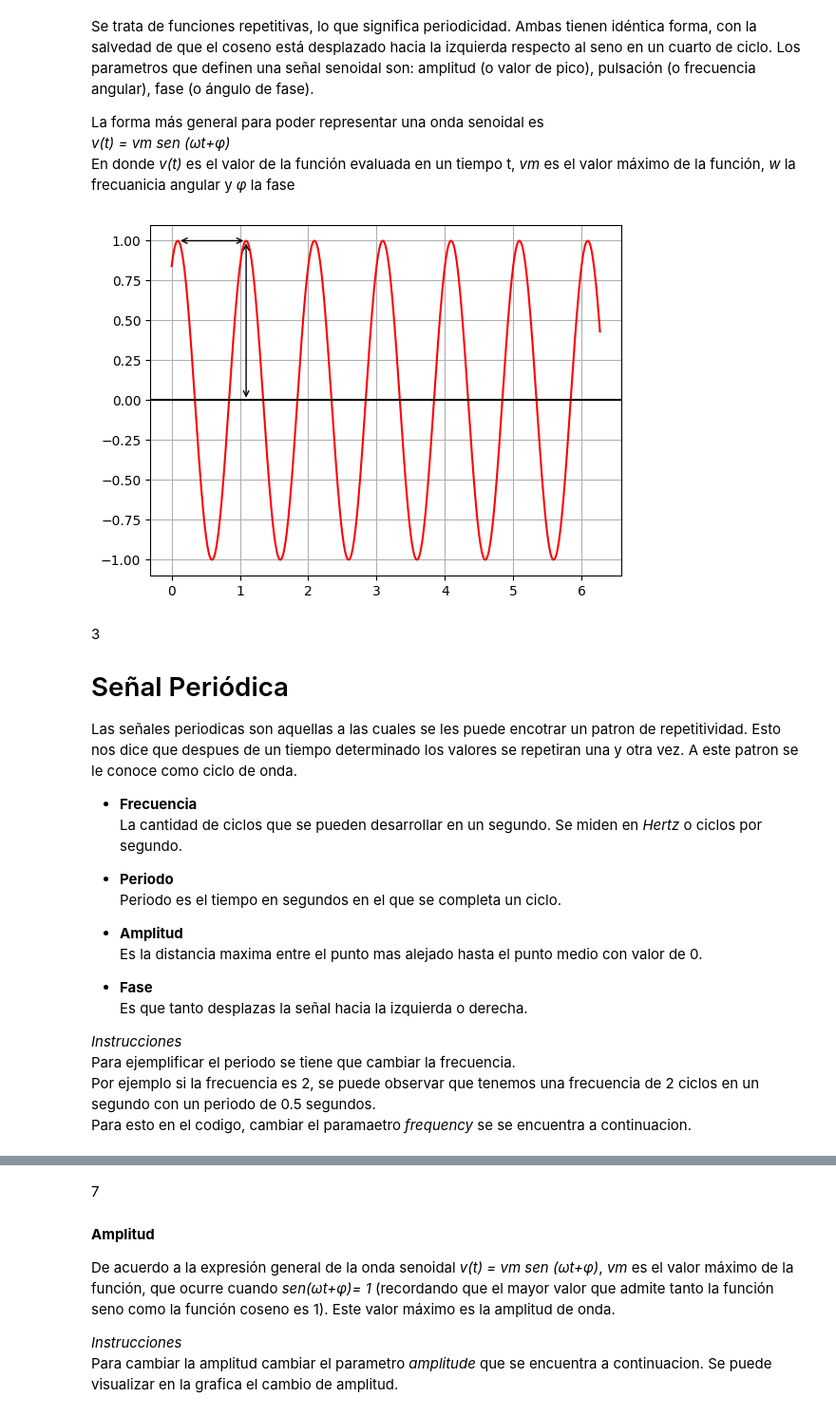
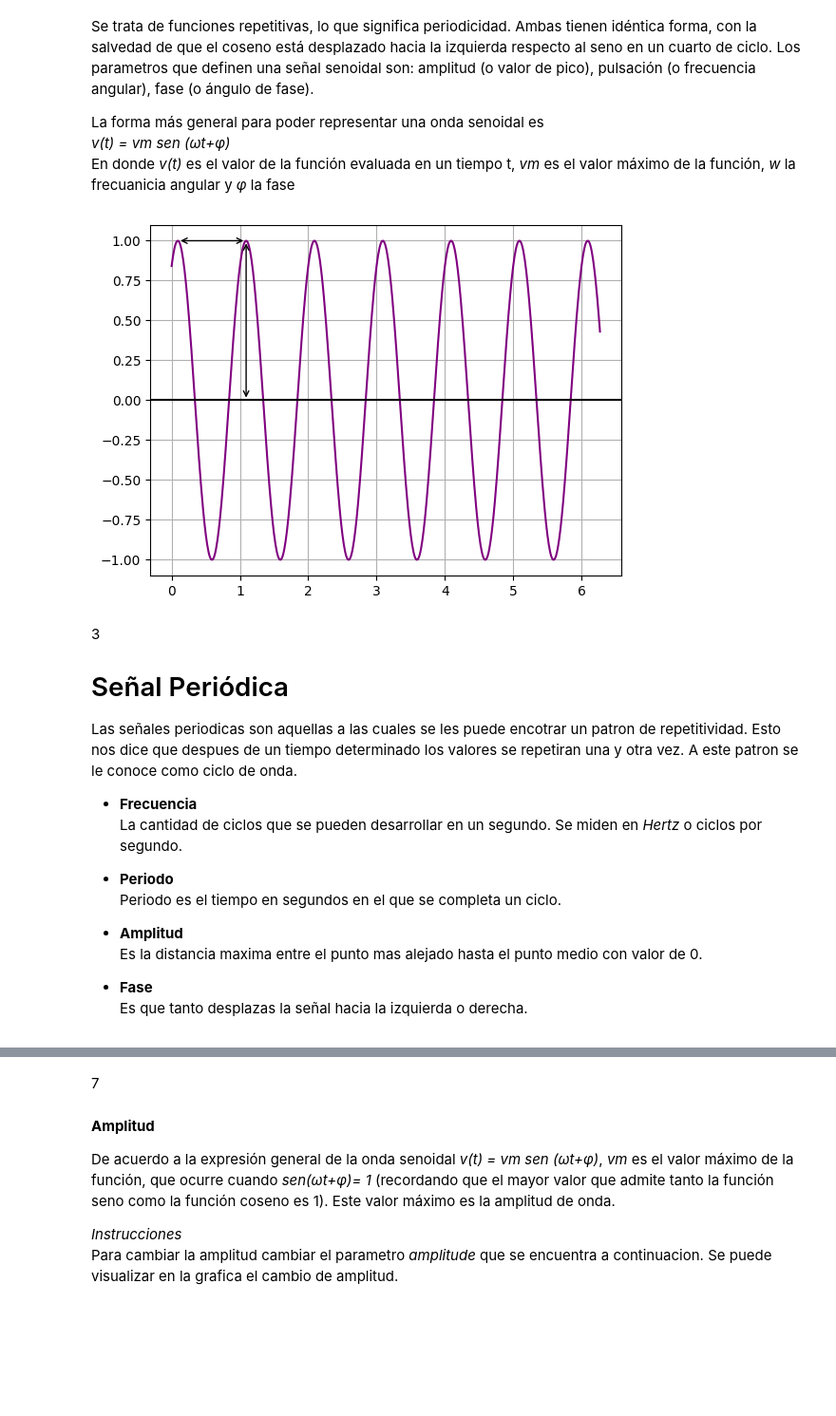
Before and after one commit to RodrigoGarciaNunez/Ondas, a Jupyter notebook: signal/Propeidades de las redes senoidales.ipynb, the cells around one changed output, grey strips where cells are left out. Shown at 95% size. Cells and saved outputs as stored; diff of their text form; code cells hidden in the pictures; blank space fills up the shorter version.

```diff
--- a/signal/Propeidades de las redes senoidales.ipynb
+++ b/signal/Propeidades de las redes senoidales.ipynb
@@ -20,37 +20,35 @@ import numpy as np
 # if using a jupyter notebook
 %matplotlib inline
 
 def sine_wave(A: float, f: float, phi: float, t: float) -> float:
     return A*sin(2*pi*f*t + phi)
 
 amplitude = 1
 frequency = 1
 phase = 1
 x_max = 2*pi
 x_min = 0
 step = 0.01
 
 # x = np.arange(x_min, x_max, step)
 x = [i*step+x_min for i in range(0, int((x_max-x_min)//step))]
 y = [sine_wave(amplitude, frequency, phase, time) for time in x]
-plt.plot(x,y,'r')
+plt.plot(x,y,'purple')
 plt.axhline(y=0, color='k')
 plt.grid()
-
 plt.annotate("",xy=((((pi/2)-phase)/((2*pi)*frequency)), 1), xycoords='data',
             xytext=((((5*pi/2)-phase)/((2*pi)*frequency)), 1), textcoords='data',
             arrowprops=dict(arrowstyle="<->",
                             connectionstyle="arc3"),
             )
-
 plt.annotate("",xy=((((5*pi/2)-phase)/((2*pi)*frequency)), 0), xycoords='data',
             xytext=((((5*pi/2)-phase)/((2*pi)*frequency)), 1), textcoords='data',
             arrowprops=dict(arrowstyle="<->",
                             connectionstyle="arc3"),
             )
 plt.show()
 # %% [output]
-[figure, old version]
+[figure, new version]
 # %% [markdown]
 3
 # Señal Periódica
@@ -66,11 +64,6 @@ Las señales periodicas son aquellas a las cuales se les puede encotrar un patro
 
 - **Fase**<br>
     Es que tanto desplazas la señal hacia la izquierda o derecha.
-
-*Instrucciones*<br>
-Para ejemplificar el periodo se tiene que cambiar la frecuencia.<br>
-Por ejemplo si la frecuencia es 2, se puede observar que tenemos una frecuencia de 2 ciclos en un segundo con un periodo de 0.5 segundos.<br>
-Para esto en el codigo, cambiar el paramaetro *frequency* se se encuentra a continuacion.
 # %% [markdown]
 3
 #### **Periodo**
```
Also changed, not shown: parts of 5 cells of this notebook.
